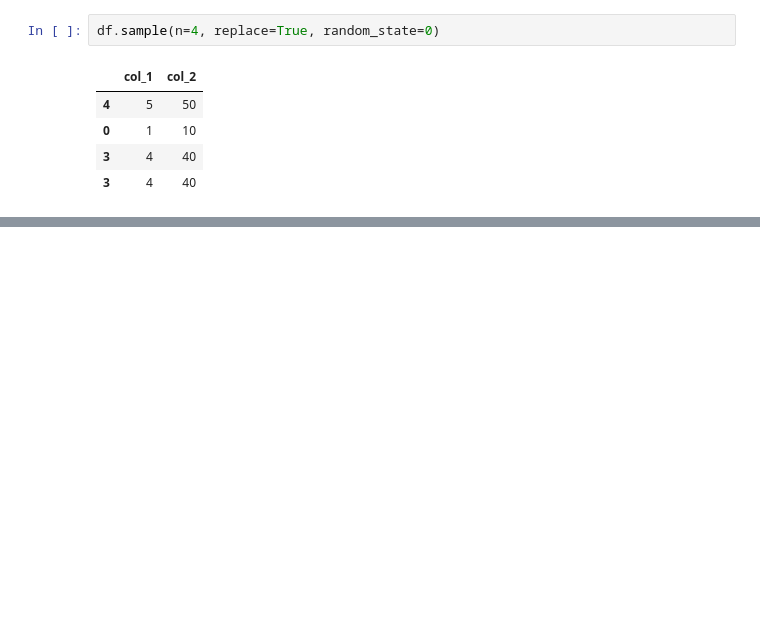
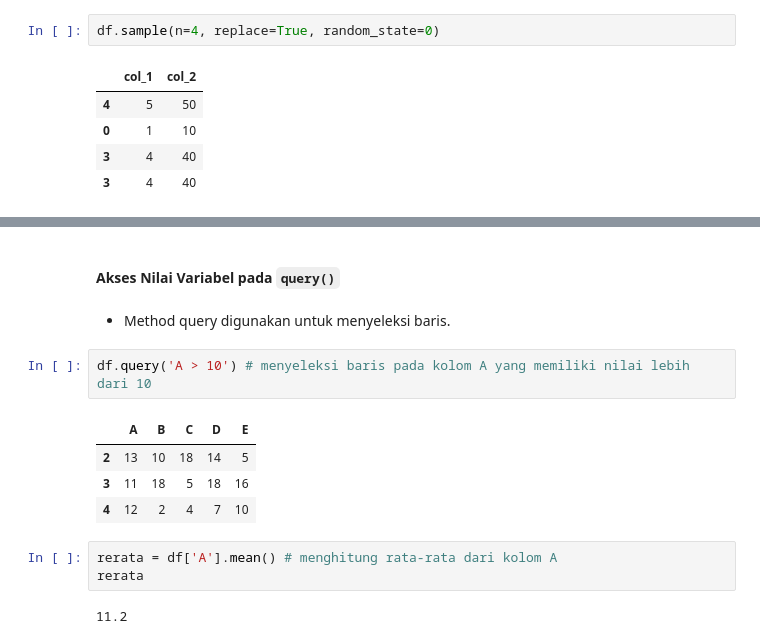
Before and after one commit to AlbertusAlanMehetabel/trik_pandas, a Jupyter notebook: Trik_Pandas_08.ipynb, the cells around one changed output, grey strips where cells are left out. Cells and saved outputs as stored; diff of their text form; blank space fills up the shorter version.

Commit message:
Update: Add 'Akses Nilai Variabel Dalam Fungsi Query' tricks - Add 'Akses Nilai Variabel pada query()' points

```diff
--- a/Trik_Pandas_08.ipynb
+++ b/Trik_Pandas_08.ipynb
@@ -56,0 +94,16 @@ df.sample(n=4, replace=True, random_state=0)
+# %% [markdown]
+#### Akses Nilai Variabel pada `query()`
+# %% [markdown]
+- Method query digunakan untuk menyeleksi baris.
+# %%
+df.query('A > 10') # menyeleksi baris pada kolom A yang memiliki nilai lebih dari 10
+# %% [output]
+|  | A | B | C | D | E |
+| 2 | 13 | 10 | 18 | 14 | 5 |
+| 3 | 11 | 18 | 5 | 18 | 16 |
+| 4 | 12 | 2 | 4 | 7 | 10 |
+# %%
+rerata = df['A'].mean() # menghitung rata-rata dari kolom A
+rerata
+# %% [output]
+11.2
```
Also changed, not shown: parts of 7 cells of this notebook.
